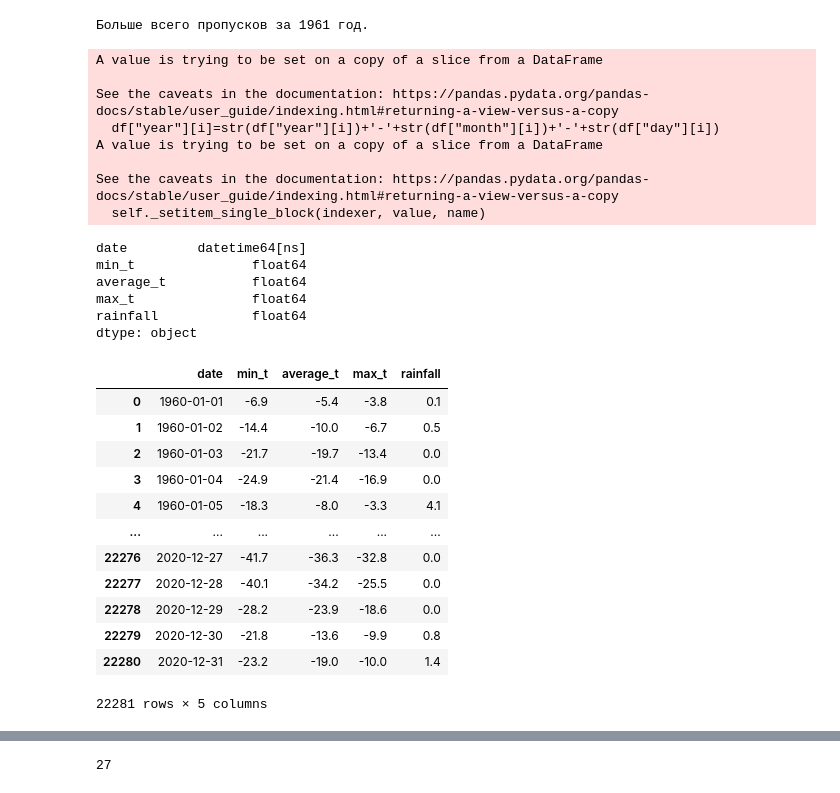
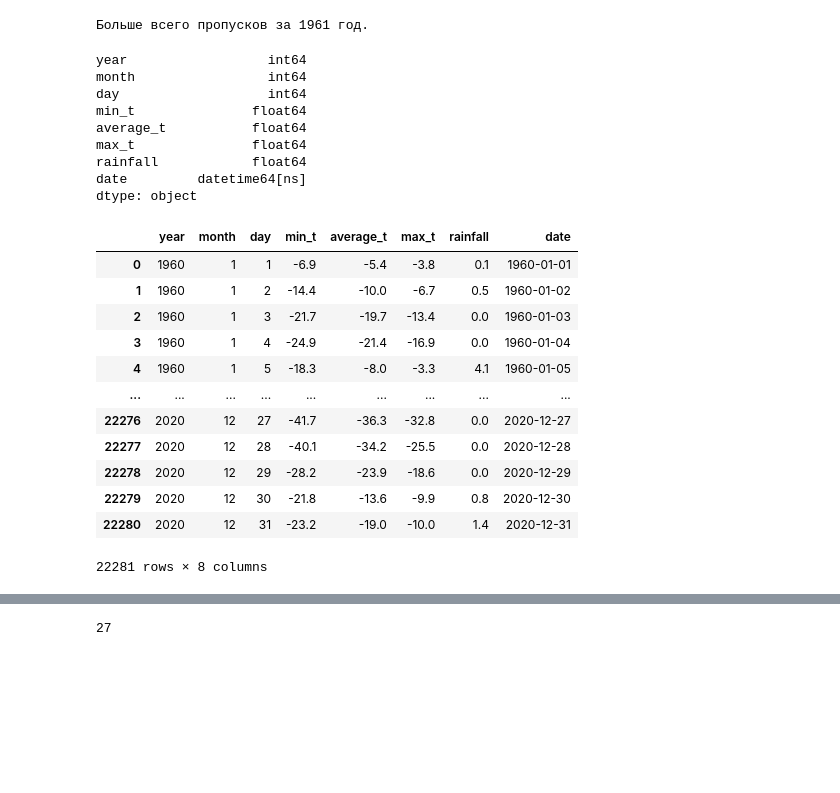
Before and after one commit to Graf35/practice, a Jupyter notebook: chapter_1/blok_3/1.3.3/Task_1.3.3.ipynb, the cells around one changed output, grey strips where cells are left out. Drawn from its saved outputs; the diff is of its cells as text; code cells hidden in the pictures; blank space fills up the shorter version.

```diff
--- a/chapter_1/block_3/1.3.3/Task_1.3.3.ipynb
+++ b/chapter_1/blok_3/1.3.3/Task_1.3.3.ipynb
@@ -76,65 +76,55 @@ print("Больше всего пропусков за "+str(s[min_count])+" г
 # %%
 #Создаём группировку по годам для последующих заданий
 df4=df.groupby(pd.Grouper(key="year"))
 range_t=[]
 precipitation=[]
-chek=0
+chek=-1
 average_min_t=[]
 average_max_t=[]
+df['date'] = df['year'].astype('str') + '-' + df['month'].astype('str') + '-' + df['day'].astype('str') # самый простой способ
+df['date'] = pd.to_datetime(df['date'])
 #Создаём цикл для перебора всех строк имеющихся данных
 for i in range(df.shape[0]):
-    #В каждой строке в столбец year вставляем строковое значение даты в формате гггг-мм-дд для задания 5
-    df["year"][i]=str(df["year"][i])+'-'+str(df["month"][i])+'-'+str(df["day"][i])
     #Вычисляем размах суточных температур по заданию 6
     range_t.append(round((df["max_t"][i]-df["min_t"][i]), 2))
     #Вычисляем периоды без осадков по заданию 6
     if df["rainfall"][i]!=0:
-        chek=0
+        chek=-1
+        precipitation.append(0)
     else:
         chek+=1
+        precipitation.append(chek)
     #Определяем даты со средняя температура воздуха выше 27оС и количество дней без осадков больше 3 по заданию 9
-    if df["average_t"][i]>27:
-        average_max_t.append(df["year"][i])
+    if df["average_t"][i]>27 and chek>3:
+        average_max_t.append(df["date"][i])
     # Определяем даты со средняя температура воздуха ниже -30 оС по заданию 9
-    if df["average_t"][i]<-30 and chek>3:
-        average_min_t.append(df["year"][i])
-    precipitation.append(chek)
-# Удаляем колонки month и day по заданию 5
-df=df.drop(columns=["month", "day"])
-#Преобразуем первый столбец к типу datatime по заданию 5
-df['year'] = pd.to_datetime(df['year'])
-#Переименовываем первый столбец по заданию 5
-df=df.rename(columns={'year': 'date', 'min_t': 'min_t', 'average_t':'average_t', 'max_t': 'max_t', 'rainfall' : 'rainfall'})
+    if df["average_t"][i]<-30:
+        average_min_t.append(df["date"][i])
 print(df.dtypes)
 df
 # %% [output]
-A value is trying to be set on a copy of a slice from a DataFrame
-
-See the caveats in the documentation: https://pandas.pydata.org/pandas-docs/stable/user_guide/indexing.html#returning-a-view-versus-a-copy
-  df["year"][i]=str(df["year"][i])+'-'+str(df["month"][i])+'-'+str(df["day"][i])
-A value is trying to be set on a copy of a slice from a DataFrame
-
-See the caveats in the documentation: https://pandas.pydata.org/pandas-docs/stable/user_guide/indexing.html#returning-a-view-versus-a-copy
-  self._setitem_single_block(indexer, value, name)
+year                  int64
+month                 int64
+day                   int64
+min_t               float64
+average_t           float64
+max_t               float64
+rainfall            float64
+date         datetime64[ns]
+dtype: object
+|  | year | month | day | min_t | average_t | max_t | rainfall | date |
+| 0 | 1960 | 1 | 1 | -6.9 | -5.4 | -3.8 | 0.1 | 1960-01-01 |
+| 1 | 1960 | 1 | 2 | -14.4 | -10.0 | -6.7 | 0.5 | 1960-01-02 |
+| 2 | 1960 | 1 | 3 | -21.7 | -19.7 | -13.4 | 0.0 | 1960-01-03 |
+| 3 | 1960 | 1 | 4 | -24.9 | -21.4 | -16.9 | 0.0 | 1960-01-04 |
+| 4 | 1960 | 1 | 5 | -18.3 | -8.0 | -3.3 | 4.1 | 1960-01-05 |
+| ... | ... | ... | ... | ... | ... | ... | ... | ... |
+| 22276 | 2020 | 12 | 27 | -41.7 | -36.3 | -32.8 | 0.0 | 2020-12-27 |
+| 22277 | 2020 | 12 | 28 | -40.1 | -34.2 | -25.5 | 0.0 | 2020-12-28 |
+| 22278 | 2020 | 12 | 29 | -28.2 | -23.9 | -18.6 | 0.0 | 2020-12-29 |
+| 22279 | 2020 | 12 | 30 | -21.8 | -13.6 | -9.9 | 0.8 | 2020-12-30 |
+| 22280 | 2020 | 12 | 31 | -23.2 | -19.0 | -10.0 | 1.4 | 2020-12-31 |
-date         datetime64[ns]
-min_t               float64
-average_t           float64
-max_t               float64
-rainfall            float64
-dtype: object
+22281 rows × 8 columns
-|  | date | min_t | average_t | max_t | rainfall |
-| 0 | 1960-01-01 | -6.9 | -5.4 | -3.8 | 0.1 |
-| 1 | 1960-01-02 | -14.4 | -10.0 | -6.7 | 0.5 |
-| 2 | 1960-01-03 | -21.7 | -19.7 | -13.4 | 0.0 |
-| 3 | 1960-01-04 | -24.9 | -21.4 | -16.9 | 0.0 |
-| 4 | 1960-01-05 | -18.3 | -8.0 | -3.3 | 4.1 |
-| ... | ... | ... | ... | ... | ... |
-| 22276 | 2020-12-27 | -41.7 | -36.3 | -32.8 | 0.0 |
-| 22277 | 2020-12-28 | -40.1 | -34.2 | -25.5 | 0.0 |
-| 22278 | 2020-12-29 | -28.2 | -23.9 | -18.6 | 0.0 |
-| 22279 | 2020-12-30 | -21.8 | -13.6 | -9.9 | 0.8 |
-| 22280 | 2020-12-31 | -23.2 | -19.0 | -10.0 | 1.4 |
-22281 rows × 5 columns
 # %%
 #Добавляем информацию об продолжительность дней без осадков и размахе температур в таблицу
 df3 = pd.DataFrame({"range_t": range_t, "precipitation": precipitation})
```
Also changed, not shown: parts of 3 cells of this notebook, 25 other files.
